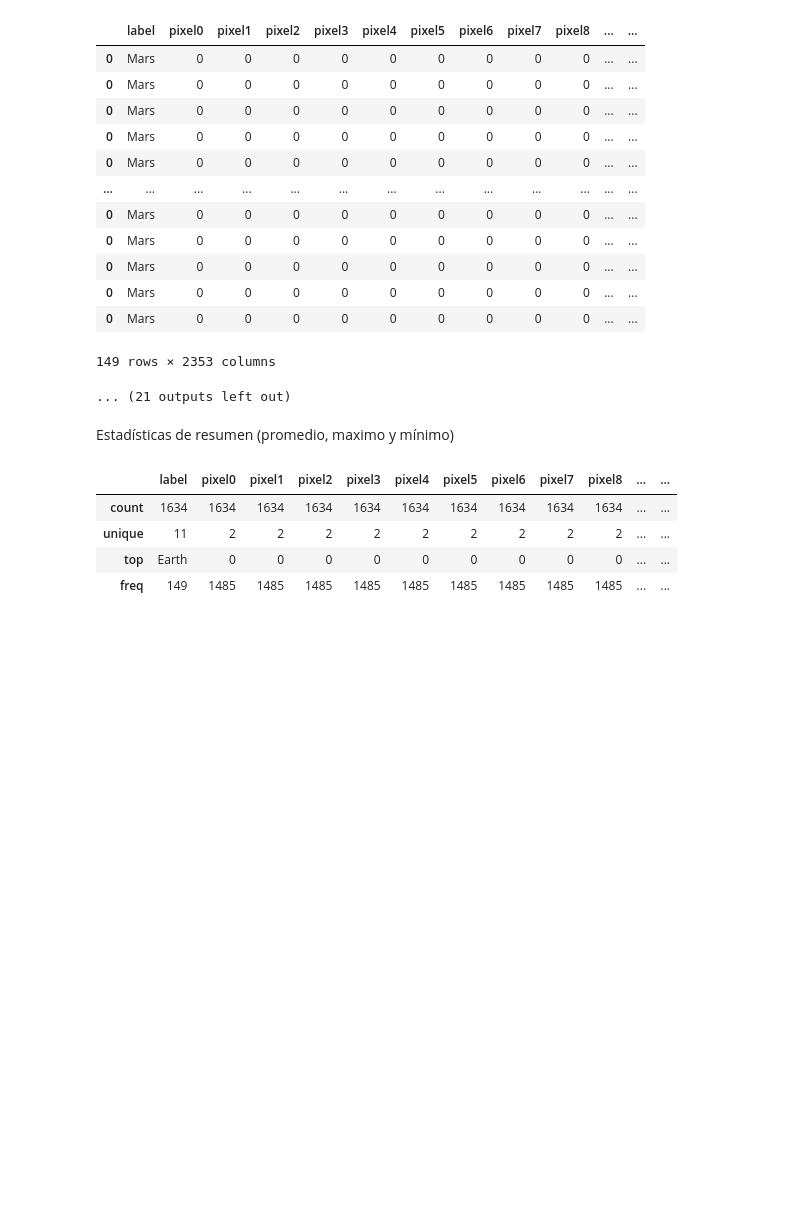
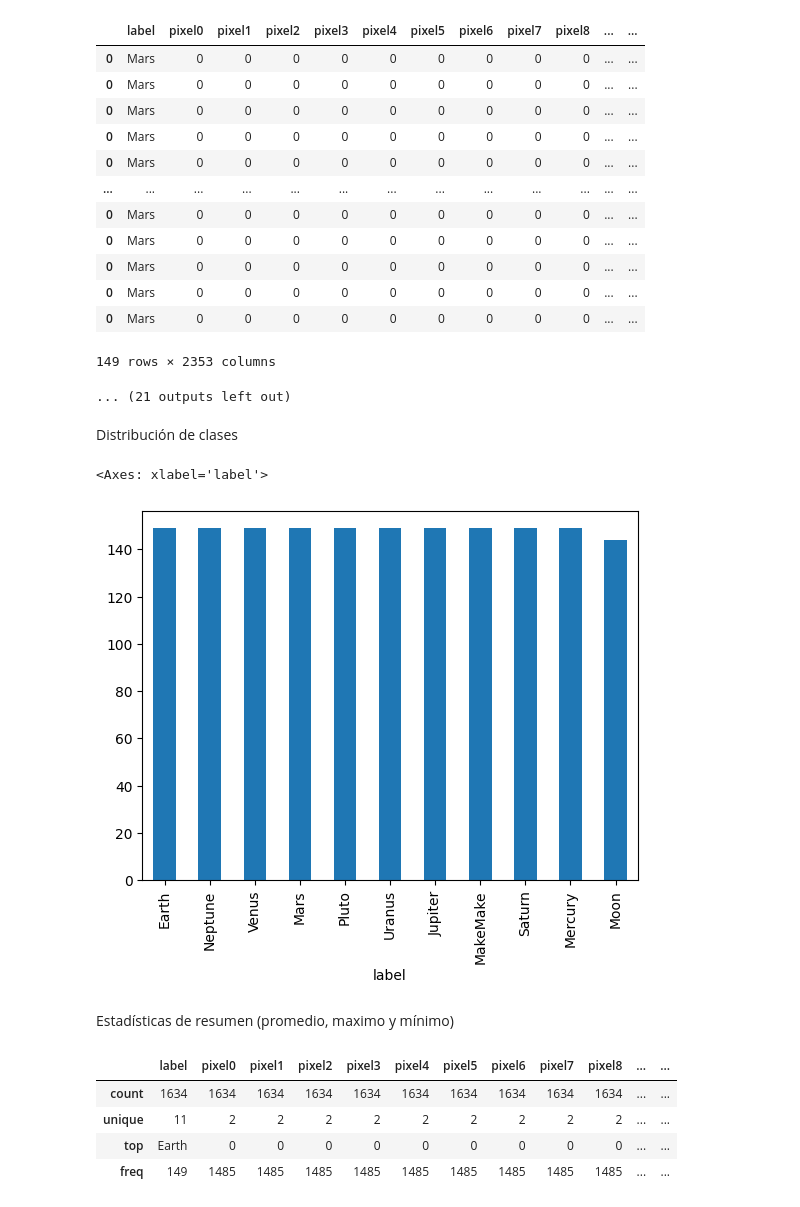
Before and after one commit to javant23423/mariamtortola, a Jupyter notebook: assignments/planets/planets.ipynb, the cells around one changed output. Saved outputs shown, nothing was run; the diff lists cells and outputs as text; code cells hidden in the pictures; blank space fills up the shorter version.

```diff
--- a/assignments/planets/planets.ipynb
+++ b/assignments/planets/planets.ipynb
@@ -329,6 +329,13 @@ for (name, group) in df.groupby('label'):
 | 0 | Mars | 0 | 0 | 0 | 0 | 0 | 0 | 0 | 0 | 0 | ... | ... |
 149 rows × 2353 columns
 ... (21 outputs left out)
+# %% [markdown]
+Distribución de clases
+# %%
+df['label'].value_counts().plot(kind='bar')#Y donde vemos las filas duplicadas que hemos eliminado de la Luna
+# %% [output]
+<Axes: xlabel='label'>
+[figure, added]
 # %% [markdown]
 Estadísticas de resumen (promedio, maximo y mínimo)
 # %%
```
Also changed, not shown: parts of 6 cells of this notebook.
